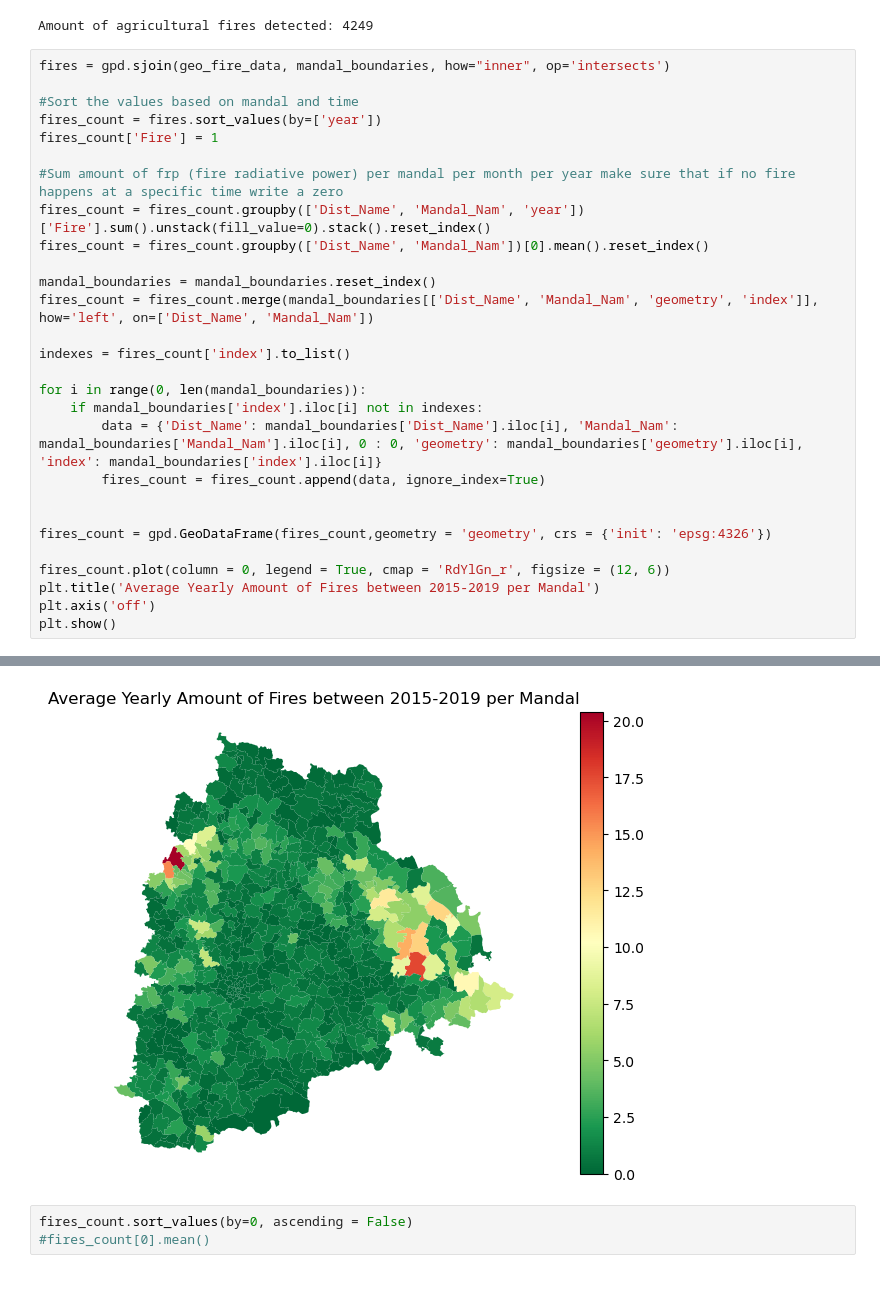
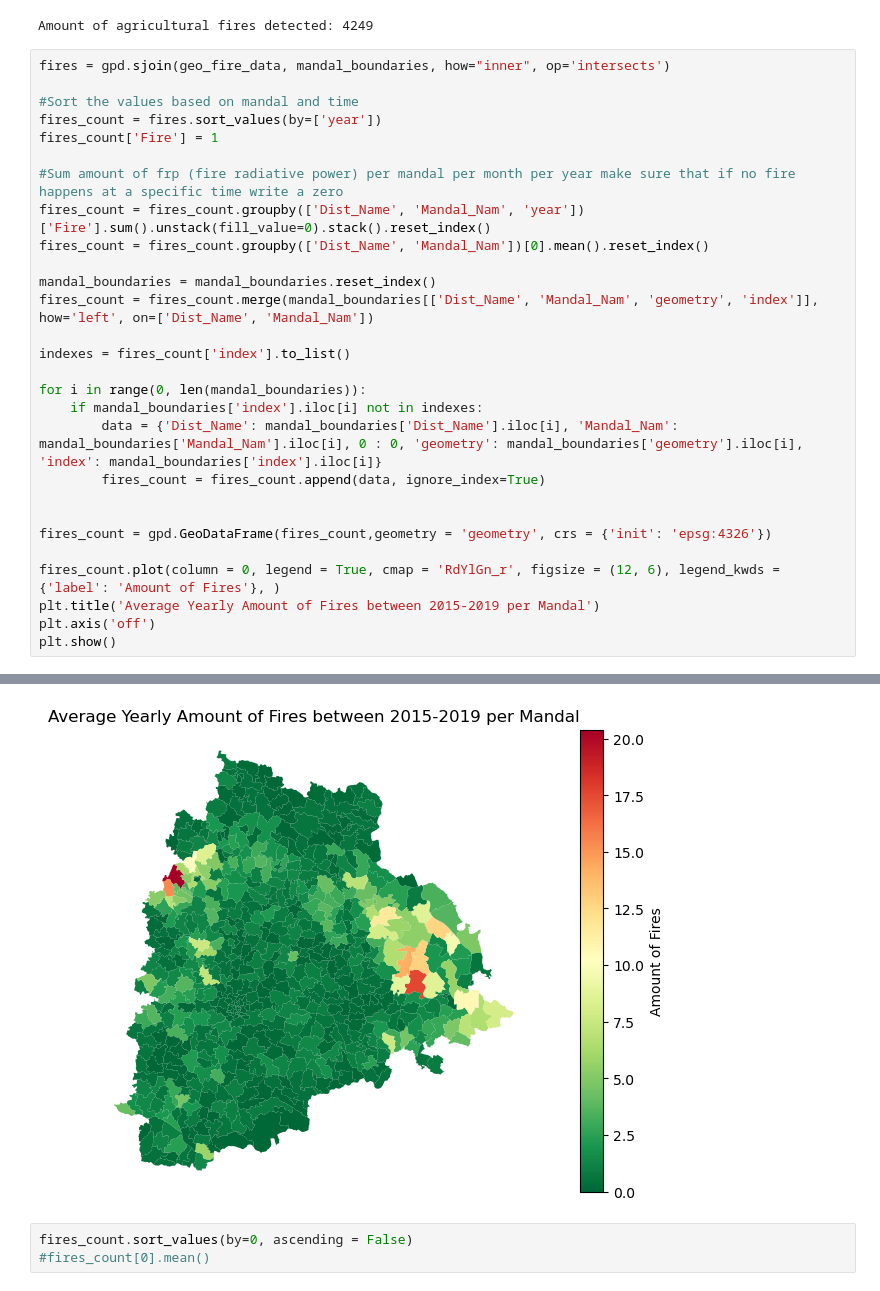
Before and after one commit to undpindia/dicra, a Jupyter notebook: analytics/sandbox/notebooks/crop_fires/DPPD_Jesse/other/Fires Analysis.ipynb, the cells around one changed output, grey strips where cells are left out. Drawn from its saved outputs; the diff is of its cells as text.

```diff
--- a/analytics/sandbox/notebooks/crop_fires/DPPD_Jesse/other/Fires Analysis.ipynb
+++ b/analytics/sandbox/notebooks/crop_fires/DPPD_Jesse/other/Fires Analysis.ipynb
@@ -53,35 +53,35 @@ fires = gpd.sjoin(geo_fire_data, mandal_boundaries, how="inner", op='intersects'
 fires_count = fires.sort_values(by=['year'])
 fires_count['Fire'] = 1
 
 #Sum amount of frp (fire radiative power) per mandal per month per year make sure that if no fire happens at a specific time write a zero
 fires_count = fires_count.groupby(['Dist_Name', 'Mandal_Nam', 'year'])['Fire'].sum().unstack(fill_value=0).stack().reset_index()
 fires_count = fires_count.groupby(['Dist_Name', 'Mandal_Nam'])[0].mean().reset_index()
 
 mandal_boundaries = mandal_boundaries.reset_index()
 fires_count = fires_count.merge(mandal_boundaries[['Dist_Name', 'Mandal_Nam', 'geometry', 'index']], how='left', on=['Dist_Name', 'Mandal_Nam'])
 
 indexes = fires_count['index'].to_list()
 
 for i in range(0, len(mandal_boundaries)):
     if mandal_boundaries['index'].iloc[i] not in indexes:
         data = {'Dist_Name': mandal_boundaries['Dist_Name'].iloc[i], 'Mandal_Nam': mandal_boundaries['Mandal_Nam'].iloc[i], 0 : 0, 'geometry': mandal_boundaries['geometry'].iloc[i], 'index': mandal_boundaries['index'].iloc[i]}
         fires_count = fires_count.append(data, ignore_index=True)
 
 
 fires_count = gpd.GeoDataFrame(fires_count,geometry = 'geometry', crs = {'init': 'epsg:4326'})
 
-fires_count.plot(column = 0, legend = True, cmap = 'RdYlGn_r', figsize = (12, 6))
+fires_count.plot(column = 0, legend = True, cmap = 'RdYlGn_r', figsize = (12, 6), legend_kwds = {'label': 'Amount of Fires'}, )
 plt.title('Average Yearly Amount of Fires between 2015-2019 per Mandal')
 plt.axis('off')
 plt.show()
 # %% [output]
 Use `to_crs()` to reproject one of the input geometries to match the CRS of the other.
 
 Left CRS: +init=epsg:4326 +type=crs
 Right CRS: EPSG:4326
 
   fires = gpd.sjoin(geo_fire_data, mandal_boundaries, how="inner", op='intersects')
-[figure, old version]
+[figure, new version]
 # %%
 fires_count.sort_values(by=0, ascending = False)
 #fires_count[0].mean()
```
Also changed, not shown: parts of 1 cell of this notebook, 10 other files.
